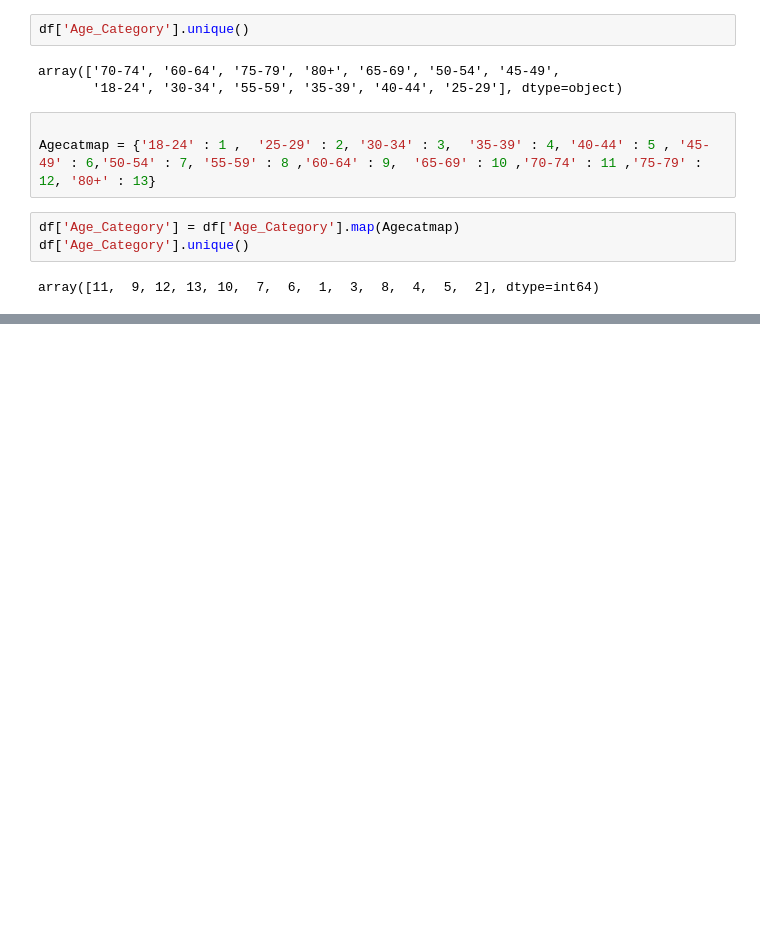
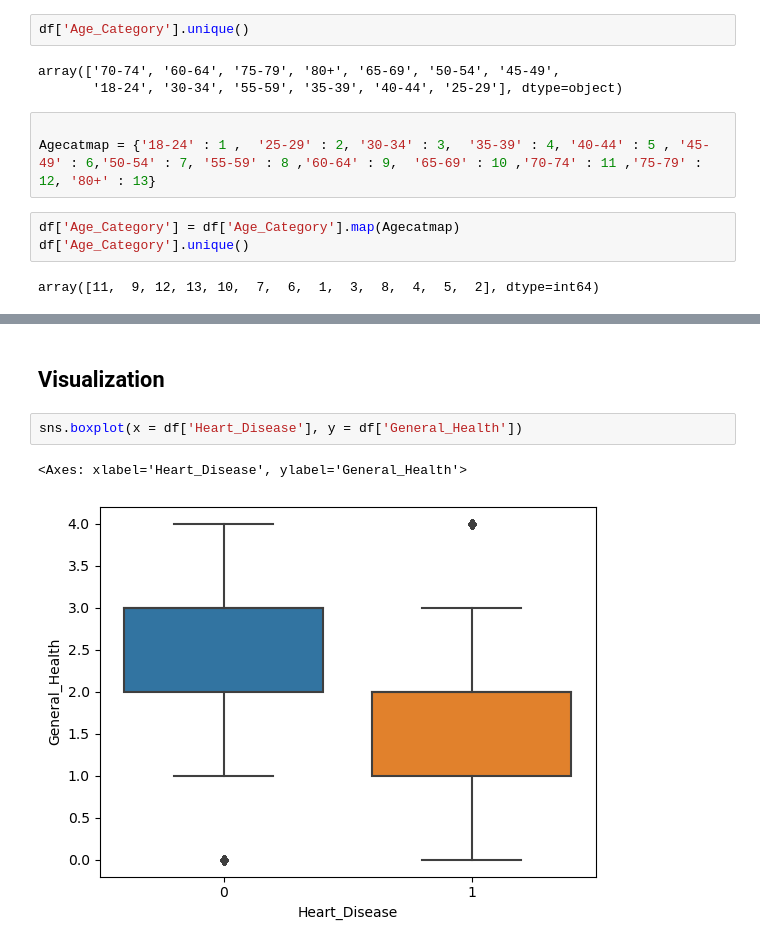
Before and after one commit to Vitorrauber/CardiovascularMLKAGGLE, a Jupyter notebook: code.ipynb, the cells around one changed output, grey strips where cells are left out. Drawn from its saved outputs; the diff is of its cells as text; blank space fills up the shorter version.

```diff
--- a/code.ipynb
+++ b/code.ipynb
@@ -266,0 +281,7 @@ dtype: object
+# %% [markdown]
+## Visualization
+# %%
+sns.boxplot(x = df['Heart_Disease'], y = df['General_Health'])
+# %% [output]
+<Axes: xlabel='Heart_Disease', ylabel='General_Health'>
+[figure, added]
```
Also changed, not shown: parts of 61 cells of this notebook.
